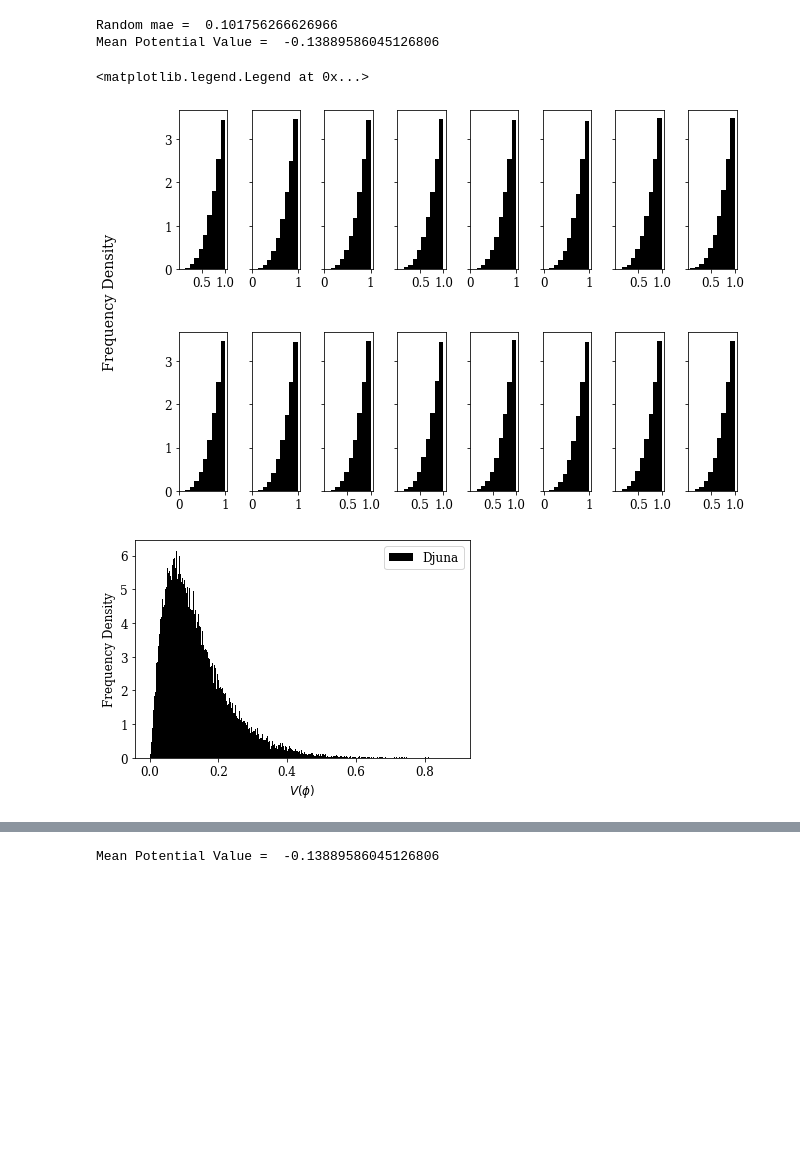
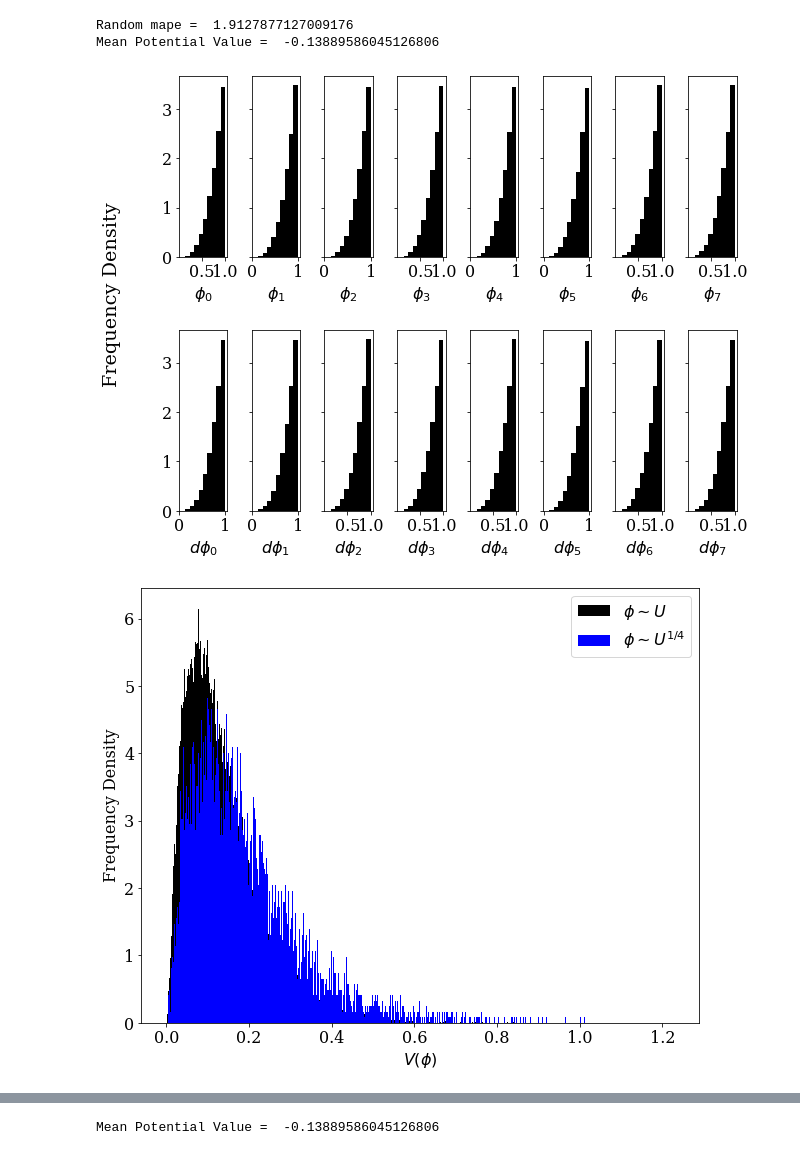
Before and after one commit to seancraven/Level-4-Masters-Project, a Jupyter notebook: Sean_Working_Notebooks/Testing_Notebooks/New opt param Test.ipynb, the cells around one changed output, grey strips where cells are left out. Drawn from its saved outputs; the diff is of its cells as text; code cells hidden in the pictures; blank space fills up the shorter version.

```diff
--- a/Sean_Working_Notebooks/Testing_Notebooks/New opt param Test.ipynb
+++ b/Sean_Working_Notebooks/Testing_Notebooks/New opt param Test.ipynb
@@ -9,11 +9,15 @@ from tensorflow.keras import layers
 from tensorflow.keras import models
 import os
 from keras.regularizers import l2
-plt.rc('font', family='serif')
+import chirallag as cL
+
 import matplotlib
-matplotlib.rcParams.update({'font.size': 12})
+matplotlib.rcParamsDefault
+
 os.environ['CUDA_VISIBLE_DEVICES'] = '0'
-#import chirallag as cL
+import chirallag as cL
 cf.reset()
+matplotlib.rcParams.update({'legend.fontsize': 16})
+matplotlib.rcParams.update({'font.size': 16})
 # %% [output]
 Memory Reset
@@ -31,3 +30,17 @@ NameError: name 'cL' is not defined
+# %%
+def gen_and_load(n_pred,n_val):
+    number_predictions= n_pred
+    N = 3
+    F0 = 1
+    gens = cL.gen_gellman(3)
+    pi=np.random.rand(number_predictions,N*N-1)
+    dpi=np.random.rand(number_predictions,N*N-1)
+    orig_V = cL.get_V(pi,dpi,gens,F0).real
+    output = np.hstack((pi,dpi,np.expand_dims(orig_V,axis=1)))
+    return [(output[:-n_val,:-1],output[:-n_val,-1]),(output[-n_val:,:-1],output[-n_val:,-1])]
+# %%
+data_prime = gen_and_load(10000,1)
+_, pot_val = data_prime[0]
 # %%
 df_pions = np.array(pd.read_csv('/home/sean/Documents/Work/Level 4/Level-4-Masters-Project/testing_data.csv',header = None))
 train_x, train_y = df_pions[:-10000,:-1], (-df_pions[:-10000,-1])
@@ -36,29 +49,32 @@ val_x, val_y = df_pions[-10000:,:-1], (-df_pions[-10000:,-1])
 unshuffled_potential_values = df_pions[:,-1].copy()
 shufffled_potential_values = unshuffled_potential_values.copy()
 np.random.shuffle(shufffled_potential_values)
-random_mean_absolute_errro = np.mean(abs(unshuffled_potential_values-shufffled_potential_values))
-print('Random mae = ',random_mean_absolute_errro)
+random_mean_absolute_errro = np.mean(abs(unshuffled_potential_values-shufffled_potential_values/unshuffled_potential_values))
+print('Random mape = ',random_mean_absolute_errro)
 print('Mean Potential Value = ',np.mean(unshuffled_potential_values))
 # %% [output]
-Random mae =  0.101756266626966
+Random mape =  1.9127877127009176
 Mean Potential Value =  -0.13889586045126806
 # %%
-fig , ax = plt.subplots(2,8,sharey= True, figsize = (10,7))
+fig , ax = plt.subplots(2,8,sharey= True, figsize = (10,8))
 plt.subplots_adjust(hspace= 0.4,wspace= 0.5)
 for i in range(8):
     ax[0,i].hist(df_pions[:,i], density = True, color = 'black')
     ax[1,i].hist(df_pions[:,8+i],density = True, color = 'black')
+    ax[0,i].set_xlabel('$\phi_{{{}}}$'.format(i))
+    ax[1,i].set_xlabel('$d\phi_{{{}}}$'.format(i))
 fig.supylabel('Frequency Density')
-fig_2 = plt.figure()
-plt.hist(train_y,density= True, bins = 1000, color = 'black',label=  'Djuna')
-
+fig_2 = plt.figure(figsize= (10,8))
+plt.hist(train_y,density= True, bins = 1000, color = 'black',label=  '$\phi \sim U$')
+plt.hist(abs(pot_val),density= True, bins = 1000, color = 'blue',label=  '$\phi \sim U^{1/4}$' )
 plt.xlabel('$V(\phi)$')
 plt.ylabel('Frequency Density')
 plt.legend()
+
+fig_2.savefig('/home/sean/Documents/Work/Level 4/Level-4-Masters-Project/Figures/both_dist.png',dpi = 300)
 # %% [output]
-<matplotlib.legend.Legend at 0x...>
-[figure, old version]
+[figure, new version]
-[figure, old version]
+[figure, new version]
 # %%
 opt = keras.optimizers.Adam(amsgrad= True)
 # %%
```
Also changed, not shown: parts of 12 cells of this notebook, 11 other files.
